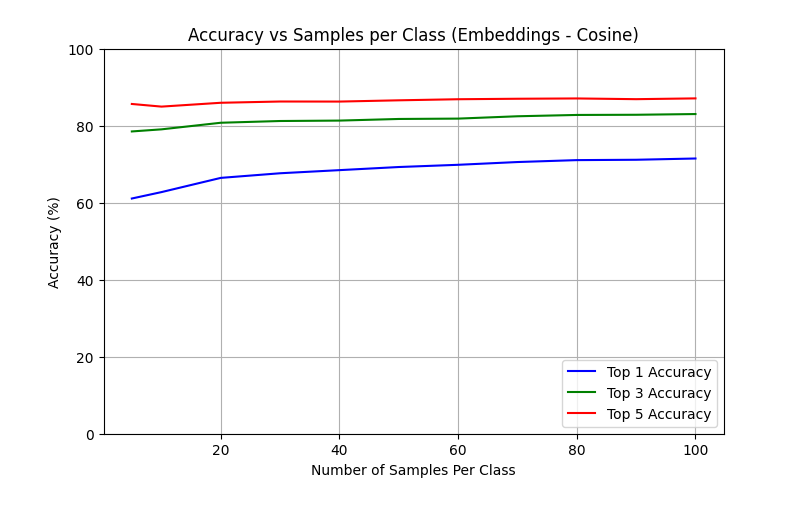
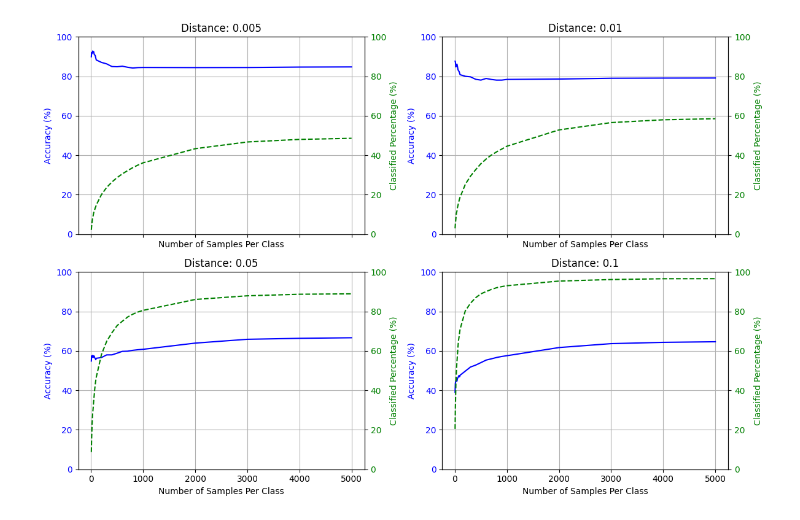
Before and after one commit to elliev7/partiii_research_project, a Jupyter notebook: fingerprinting/database.ipynb, the cells around one changed output. Cells and saved outputs as stored; diff of their text form; code cells hidden in the pictures.

```diff
--- a/fingerprinting/database.ipynb
+++ b/fingerprinting/database.ipynb
@@ -111,3 +138,41 @@ Embeddings cosine match in top 5 neighbors: 90.09%
+# %%
+def plot_results_by_distance(classified_results, accuracy_results, samples, distances):
+    num_distances = len(distances)
+    fig, axes = plt.subplots((num_distances + 1) // 2, 2, figsize=(12, 4 * ((num_distances + 1) // 2)), sharex=True)
+
+    axes = axes.flatten()
+
+    for i, distance in enumerate(distances):
+        ax = axes[i]
+
+        ax.plot(samples, accuracy_results[distance], label='Accuracy', color='blue')
+        ax.set_xlabel('Number of Samples Per Class')
+        ax.set_ylabel('Accuracy (%)', color='blue')
+        ax.tick_params(axis='y', labelcolor='blue')
+        ax.set_ylim(0, 100)
+        ax.set_title(f'Distance: {distance}')
+        ax.grid(True)
+
+        ax2 = ax.twinx()
+        ax2.plot(samples, classified_results[distance], label='Classified %', color='green', linestyle='--')
+        ax2.set_xlabel('Number of Samples Per Class')
+        ax2.set_ylabel('Classified Percentage (%)', color='green')
+        ax2.set_ylim(0, 100)
+        ax2.tick_params(axis='y', labelcolor='green')
+
+        # # Add legends
+        # ax.legend(loc='upper left')
+        # ax2.legend(loc='upper right')
+
+    for j in range(i + 1, len(axes)):
+        fig.delaxes(axes[j])
+
+    plt.tight_layout()
+    plt.show()
 # %%
-parameter_values = [5,10,20,30,40,50,60,70,80,90,100,200,300,400,
-                    500,600,700,800,900,1000,2000,3000,4000,5000]
+samples = [5,10,20,30,40,50,60,70,80,90,100,200,300,400,
+            500,600,700,800,900,1000,2000,3000,4000,5000]
+
+distances_baseline = [0.005, 0.01, 0.05, 0.1]
+distances_embeddings = [0.05, 0.1, 0.5, 1]
+similarities = [0.9, 0.95, 0.99, 0.995]
@@ -195,15 +179,5 @@ plt.show()
-# %%
-plt.figure(figsize=(8, 5))
-plt.plot(parameter_values[:11], top_1_accuracies_embeddings_cosine[:11], label='Top 1 Accuracy', color='blue')
-plt.plot(parameter_values[:11], top_3_accuracies_embeddings_cosine[:11], label='Top 3 Accuracy', color='green')
-plt.plot(parameter_values[:11], top_5_accuracies_embeddings_cosine[:11], label='Top 5 Accuracy', color='red')
-
-plt.xlabel('Number of Samples Per Class')
-plt.ylim([0, 100])
-plt.ylabel('Accuracy (%)')
-plt.title('Accuracy vs Samples per Class (Embeddings - Cosine)')
-plt.legend(loc='lower right')
-plt.grid(True)
-plt.show()
-# %% [output]
-[figure, removed]
+# %%
+classified_results_baseline, accuracy_results_baseline, min_distances_baseline = extract_results(vectors_baseline, labels_baseline, train_val_indices, test_indices, 'euclidean', 'distance', samples, distances_baseline)
+plot_results_by_distance(classified_results_baseline, accuracy_results_baseline, samples, distances_baseline)
+# %% [output]
+[figure, added]
```
Also changed, not shown: parts of 26 cells of this notebook, 4 other files.
